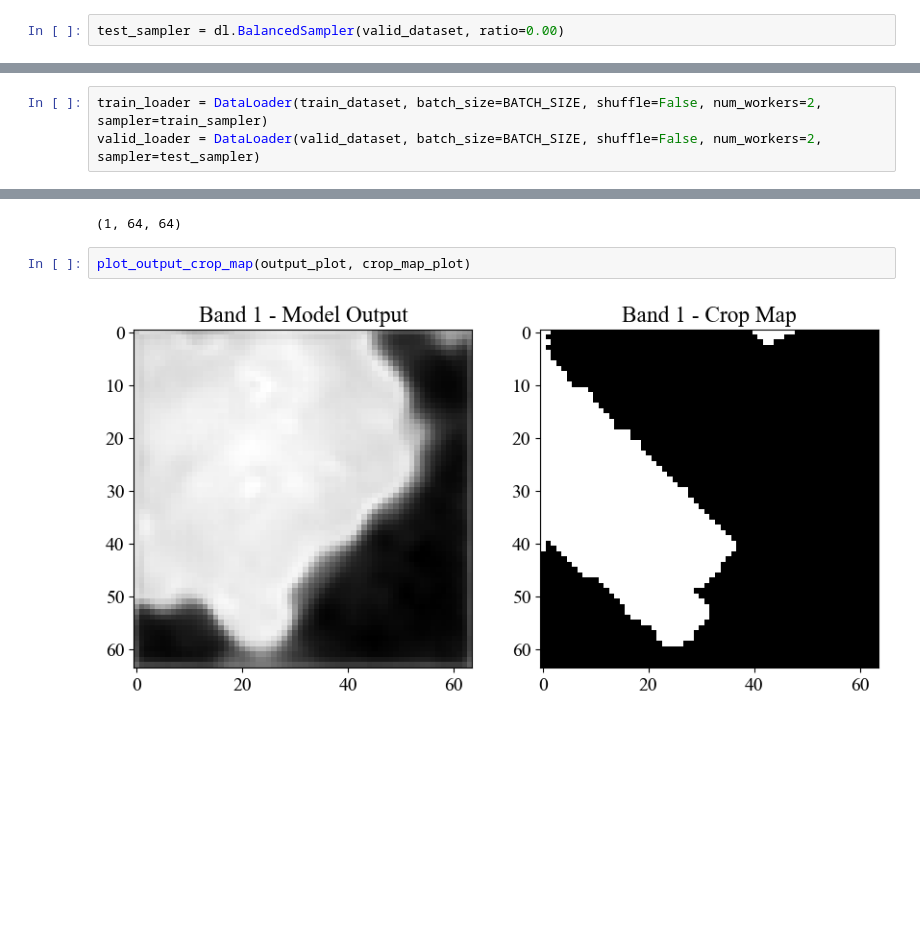
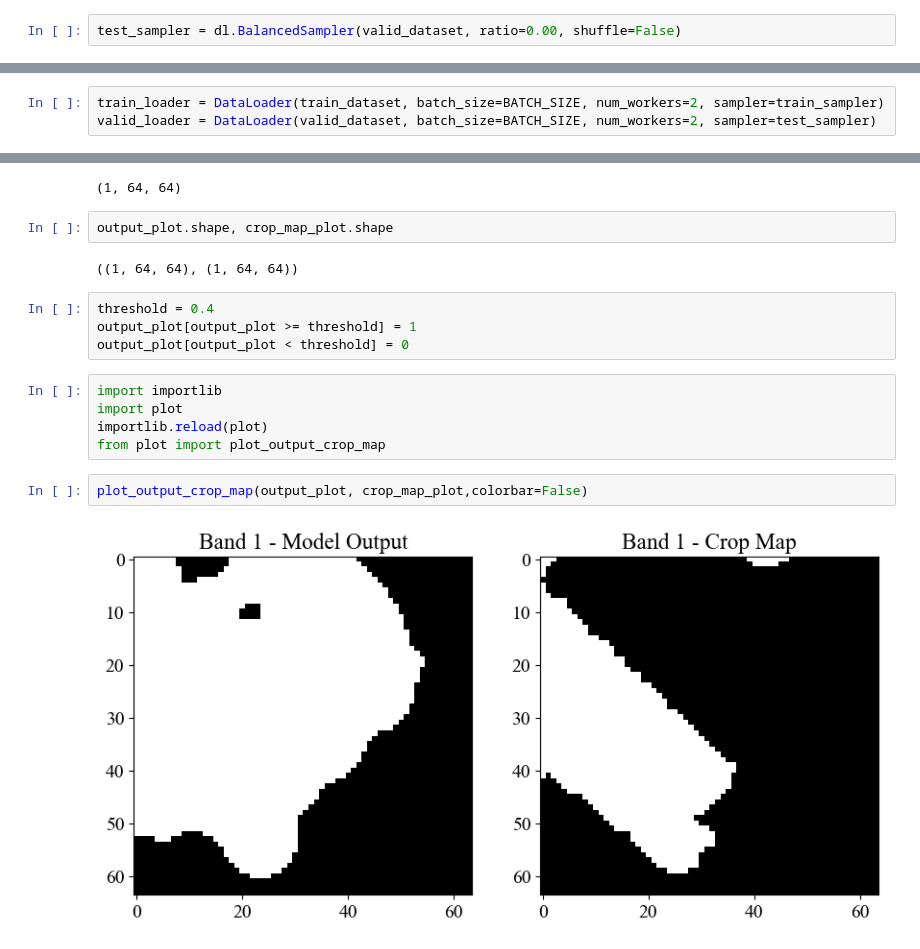
Before and after one commit to moienr/CropMapping, a Jupyter notebook: fine_tune_iran.ipynb, the cells around one changed output, grey strips where cells are left out. Cells and saved outputs as stored; diff of their text form; blank space fills up the shorter version.

```diff
--- a/fine_tune_iran.ipynb
+++ b/fine_tune_iran.ipynb
@@ -146,12 +152,12 @@ train_sampler = dl.BalancedSampler(train_dataset, ratio=0.00, shuffle=True)
 # %% [output]
 Getting empty and non-empty mask indices: 2103/2104
 # %%
-test_sampler = dl.BalancedSampler(valid_dataset, ratio=0.00)
+test_sampler = dl.BalancedSampler(valid_dataset, ratio=0.00, shuffle=False)
 # %% [output]
 Getting empty and non-empty mask indices: 526/527
 # %%
-train_loader = DataLoader(train_dataset, batch_size=BATCH_SIZE, shuffle=False, num_workers=2, sampler=train_sampler)
-valid_loader = DataLoader(valid_dataset, batch_size=BATCH_SIZE, shuffle=False, num_workers=2, sampler=test_sampler)
+train_loader = DataLoader(train_dataset, batch_size=BATCH_SIZE, num_workers=2, sampler=train_sampler)
+valid_loader = DataLoader(valid_dataset, batch_size=BATCH_SIZE, num_workers=2, sampler=test_sampler)
 # %%
 len(train_loader), len(valid_loader)
 # %% [output]
@@ -226,7 +235,20 @@ crop_map_plot = crop_map[INDEX_IN_BATCH].cpu().detach().numpy()
 crop_map_plot.shape
 # %% [output]
 (1, 64, 64)
+# %%
+output_plot.shape, crop_map_plot.shape
+# %% [output]
+((1, 64, 64), (1, 64, 64))
+# %%
+threshold = 0.4
+output_plot[output_plot >= threshold] = 1
+output_plot[output_plot < threshold] = 0
+# %%
+import importlib
+import plot
+importlib.reload(plot)
+from plot import plot_output_crop_map
 # %%
-plot_output_crop_map(output_plot, crop_map_plot)
+plot_output_crop_map(output_plot, crop_map_plot,colorbar=False)
 # %% [output]
-[figure, old version]
+[figure, new version]
```
Also changed, not shown: parts of 9 cells of this notebook, 1 other file.
